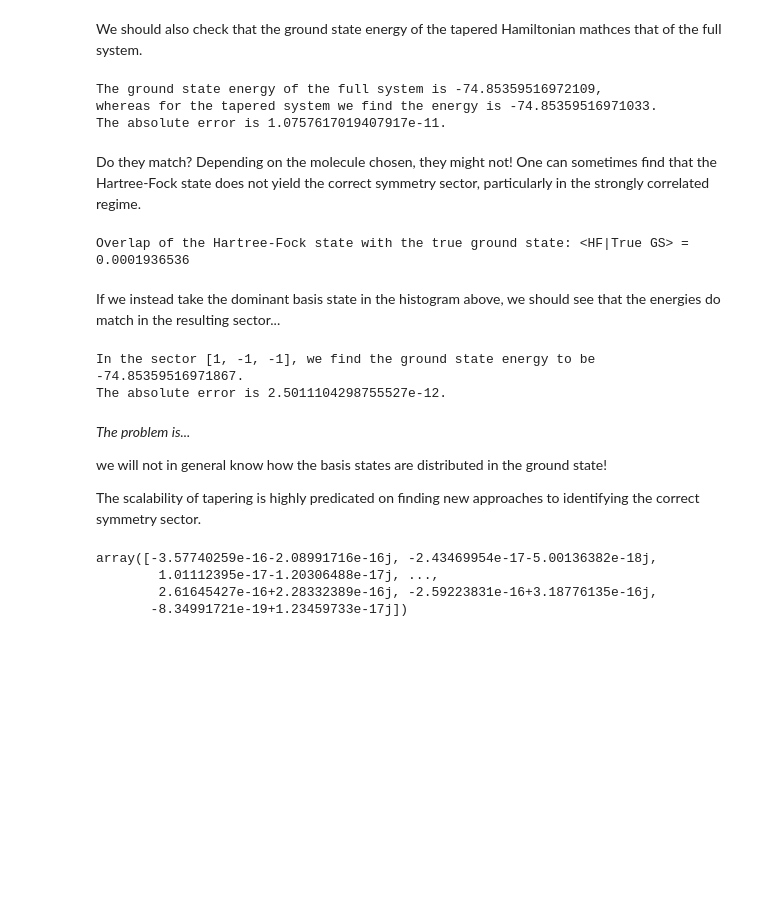
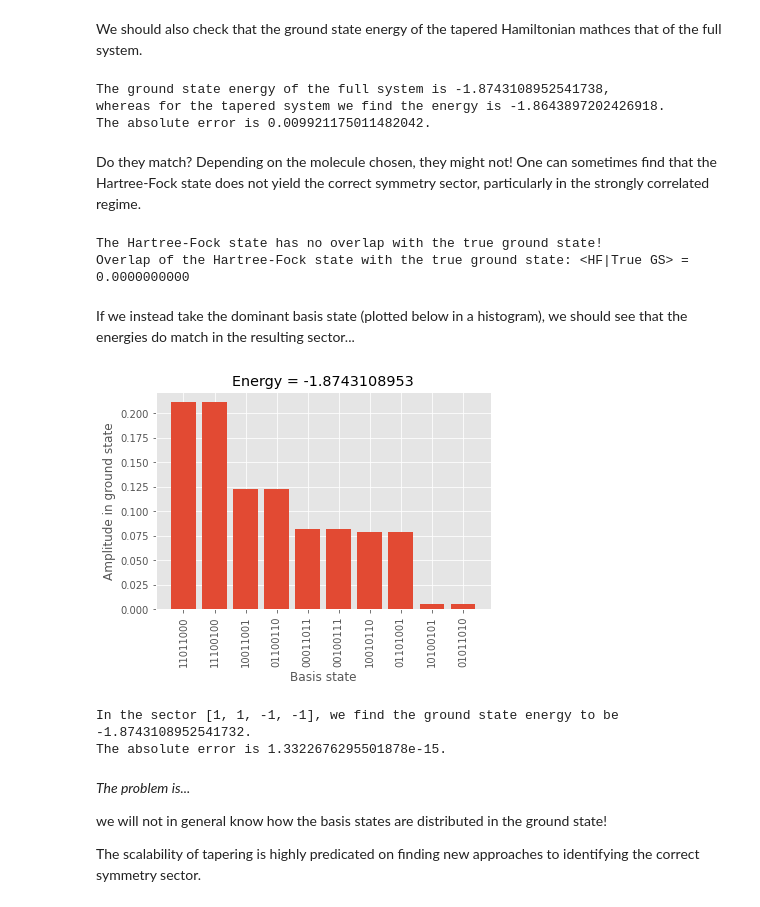
Before and after one commit to TimWeaving/QReduce, a Jupyter notebook: tapering_usage.ipynb, the cells around one changed output. Cells and saved outputs as stored; diff of their text form; code cells hidden in the pictures; blank space fills up the shorter version.

Commit message:
Updated tapering example

```diff
--- a/tapering_usage.ipynb
+++ b/tapering_usage.ipynb
@@ -14,26 +14,22 @@ from qreduce.utils.operator_toolkit import exact_gs_energy, plot_ground_state_am
 # %% [markdown]
 First, we shall construct a molecule using OpenFermion with PySCF the underlying quantum chemistry package. The resulting fermionic operator will be mapped onto qubits via the Jordan-Wigner transformation.
 # %%
-# Set molecule parameters
+# Two examples are provided -- comment out as necessary
 
-# geometry=[
+# One for which Hartree-Fock identifies the correct symmetry sector...
+#geometry=[
 #     ('H',(0.2774,0.8929,0.2544)),
 #     ('O',(0,0,0)),
 #     ('H',(0.6068,-0.2383,-7.7169))
 #     ]
 
+# ...and one for which it does not.
 geometry=[
-    ('H',(0.0, 0.0, 0.0)),
-    ('H',(0.0, 0.74, 0.0)),
-    ]
-
-
-#geometry=[
-#    ('H', (0.0,0.0,0.0)),
-#    ('H', (2.45366053071732,0.0,0.0)),
-#    ('H', (2.45366053071732,2.45366053071732,0.0)),
-#    ('H', (0.0,2.45366053071732,0.0))
-#     ]
+    ('H', (0.0,0.0,0.0)),
+    ('H', (2.45366053071732,0.0,0.0)),
+    ('H', (2.45366053071732,2.45366053071732,0.0)),
+    ('H', (0.0,2.45366053071732,0.0))
+     ]
 
 basis = 'sto-3g'
 multiplicity = 1
@@ -100,53 +96,48 @@ We should also check that the ground state energy of the tapered Hamiltonian mat
 #print('Amplitude histogram for the ground state of the full system:')
 
 true_gs_energy, true_gs_vec = exact_gs_energy(ham_dict)
-#amps, true_gs = plot_ground_state_amplitudes(ham_dict, n_qubits, return_amps=True)
 tap_gs_energy, tap_gs = exact_gs_energy(ham_tap)
 
 print(f'The ground state energy of the full system is {true_gs_energy},')
 print(f'whereas for the tapered system we find the energy is {tap_gs_energy}.')
 print(f'The absolute error is {tap_gs_energy-true_gs_energy}.')
 # %% [output]
-The ground state energy of the full system is -74.85359516972109,
-whereas for the tapered system we find the energy is -74.85359516971033.
-The absolute error is 1.0757617019407917e-11.
+The ground state energy of the full system is -1.8743108952541738,
+whereas for the tapered system we find the energy is -1.8643897202426918.
+The absolute error is 0.009921175011482042.
 # %% [markdown]
 Do they match? Depending on the molecule chosen, they might not! One can sometimes find that the Hartree-Fock state does not yield the correct symmetry sector, particularly in the strongly correlated regime.
 # %%
-hf_vec = np.eye(1,len(gs),int(hf_string,2))
+hf_vec = np.eye(1,len(true_gs_vec),int(hf_string,2))
 hf_overlap = np.square(np.abs(hf_vec.dot(true_gs_vec)))[0]
 
 if hf_overlap < 1e-18:
     print('The Hartree-Fock state has no overlap with the true ground state!')
 else:
-    print('The Hartree')
-print(f'Overlap of the Hartree-Fock state with the true ground state: <HF|True GS> = {hf_overlap[0]:.10f}')
+    print('The Hartree-Fock state exhibits non-zero overlap with the true ground state.')
+print(f'Overlap of the Hartree-Fock state with the true ground state: <HF|True GS> = {hf_overlap:.10f}')
 # %% [output]
-Overlap of the Hartree-Fock state with the true ground state: <HF|True GS> = 0.0001936536
+The Hartree-Fock state has no overlap with the true ground state!
+Overlap of the Hartree-Fock state with the true ground state: <HF|True GS> = 0.0000000000
 # %% [markdown]
-If we instead take the dominant basis state in the histogram above, we should see that the energies do match in the resulting sector...
+If we instead take the dominant basis state (plotted below in a histogram), we should see that the energies do match in the resulting sector...
 # %%
+amps, true_gs = plot_ground_state_amplitudes(ham_dict, n_qubits, return_amps=True)
 taper_hamiltonian_2 = tapering(hamiltonian=ham_dict,
                                ref_state=[int(i) for i in amps[0][0]])
 ham_tap_2 = taper_hamiltonian_2.taper_it()._dict
 
 tap_gs_energy_2, tap_gs_2 = exact_gs_energy(ham_tap_2)
 
 print(f'In the sector {taper_hamiltonian_2.symmetry_sec}, we find the ground state energy to be {tap_gs_energy_2}.')
 print(f'The absolute error is {tap_gs_energy_2-true_gs}.')
 # %% [output]
+[figure, added]
-In the sector [1, -1, -1], we find the ground state energy to be -74.85359516971867.
-The absolute error is 2.5011104298755527e-12.
+In the sector [1, 1, -1, -1], we find the ground state energy to be -1.8743108952541732.
+The absolute error is 1.3322676295501878e-15.
 # %% [markdown]
 *The problem is...*
 
 we will not in general know how the basis states are distributed in the ground state!
 
 The scalability of tapering is highly predicated on finding new approaches to identifying the correct symmetry sector.
-# %%
-gs
-# %% [output]
-array([-3.57740259e-16-2.08991716e-16j, -2.43469954e-17-5.00136382e-18j,
-        1.01112395e-17-1.20306488e-17j, ...,
-        2.61645427e-16+2.28332389e-16j, -2.59223831e-16+3.18776135e-16j,
-       -8.34991721e-19+1.23459733e-17j])
```
Also changed, not shown: parts of 7 cells of this notebook.
